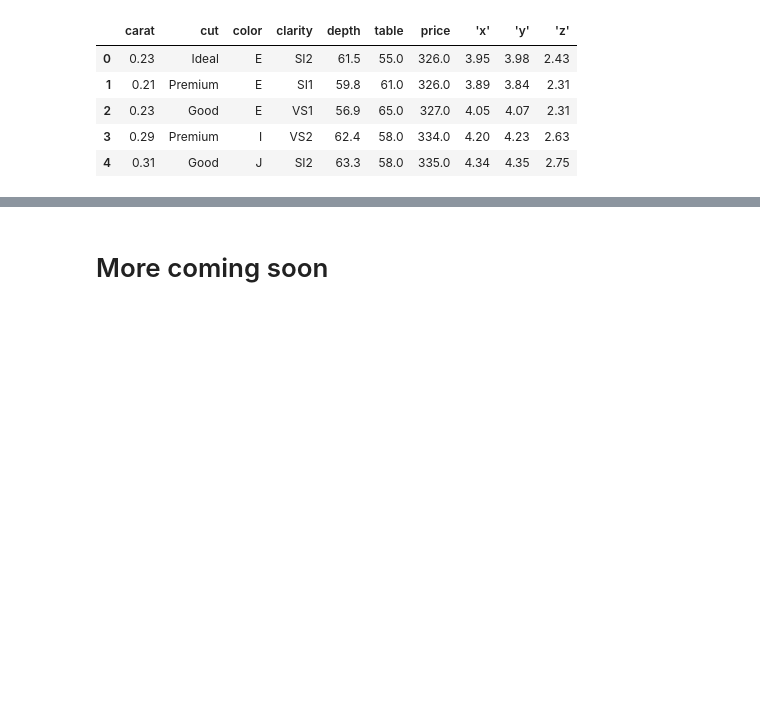
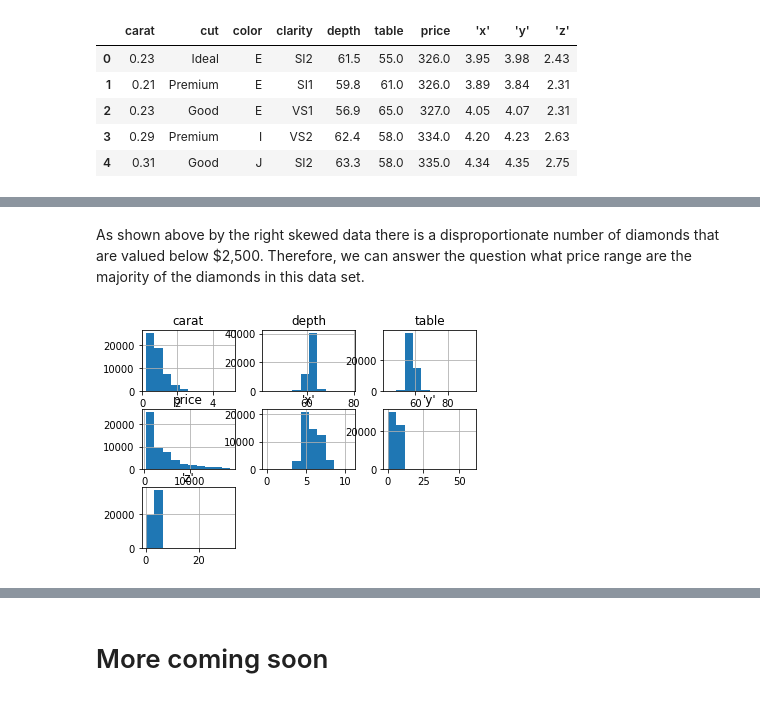
Before and after one commit to LACLanthony/diamonds, a Jupyter notebook: diamonds.ipynb, the cells around one changed output, grey strips where cells are left out. Cells and saved outputs as stored; diff of their text form; code cells hidden in the pictures; blank space fills up the shorter version.

```diff
--- a/diamonds.ipynb
+++ b/diamonds.ipynb
@@ -98,0 +128,7 @@ As seen there is a disproportionate number of rings that are valued below $2,000
+# %% [markdown]
+As shown above by the right skewed data there is a disproportionate number of diamonds that are valued below $2,500. Therefore, we can answer the question what price range are the majority of the diamonds in this data set.
+# %%
+df.hist()
+plt.show()
+# %% [output]
+[figure, added]
```
Also changed, not shown: parts of 20 cells of this notebook.
